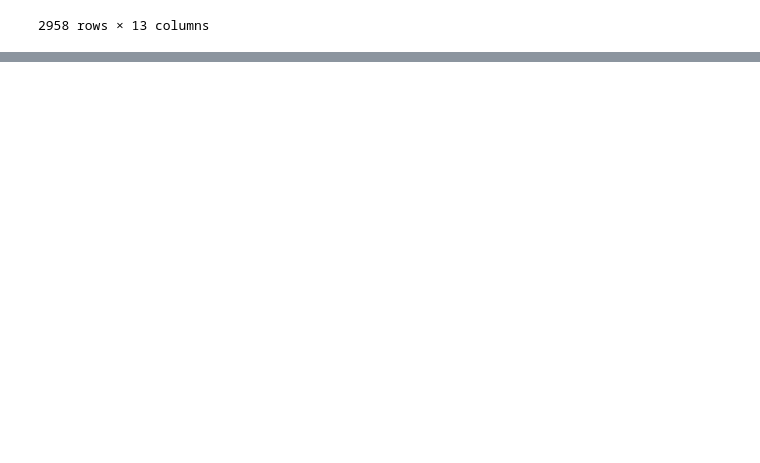
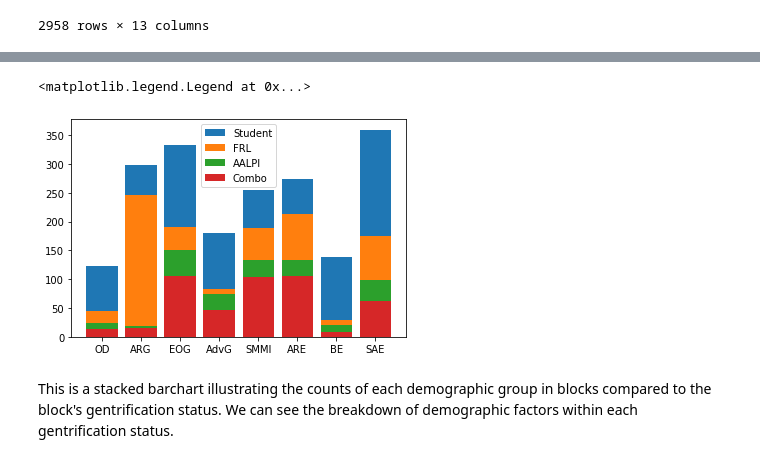
Before and after one commit to 18rberry/Operationalizing-Equity-Tiebreaker-in-SF, a Jupyter notebook: notebooks/20210714-rb-frldata.ipynb, the cells around one changed output, grey strips where cells are left out. Drawn from its saved outputs; the diff is of its cells as text; code cells hidden in the pictures; blank space fills up the shorter version.

```diff
--- a/notebooks/20210714-rb-frldata.ipynb
+++ b/notebooks/20210714-rb-frldata.ipynb
@@ -185,0 +267,12 @@ grouped_Geoid_new
+# %%
+labels = ["Student", "FRL", "AALPI", "Combo"]
+plt.bar(gentrification_cols, gentrification_agg["4YR AVG Student Count"])
+plt.bar(gentrification_cols, gentrification_agg["4YR AVG FRL Count"])
+plt.bar(gentrification_cols, gentrification_agg["4YR AVG Eth Flag Count"])
+plt.bar(gentrification_cols, gentrification_agg["4YR AVG Combo Flag Count"])
+plt.legend(labels)
+# %% [output]
+<matplotlib.legend.Legend at 0x...>
+[figure, added]
+# %% [markdown]
+This is a stacked barchart illustrating the counts of each demographic group in blocks compared to the block's gentrification status. We can see the breakdown of demographic factors within each gentrification status.
```
Also changed, not shown: parts of 24 cells of this notebook.
